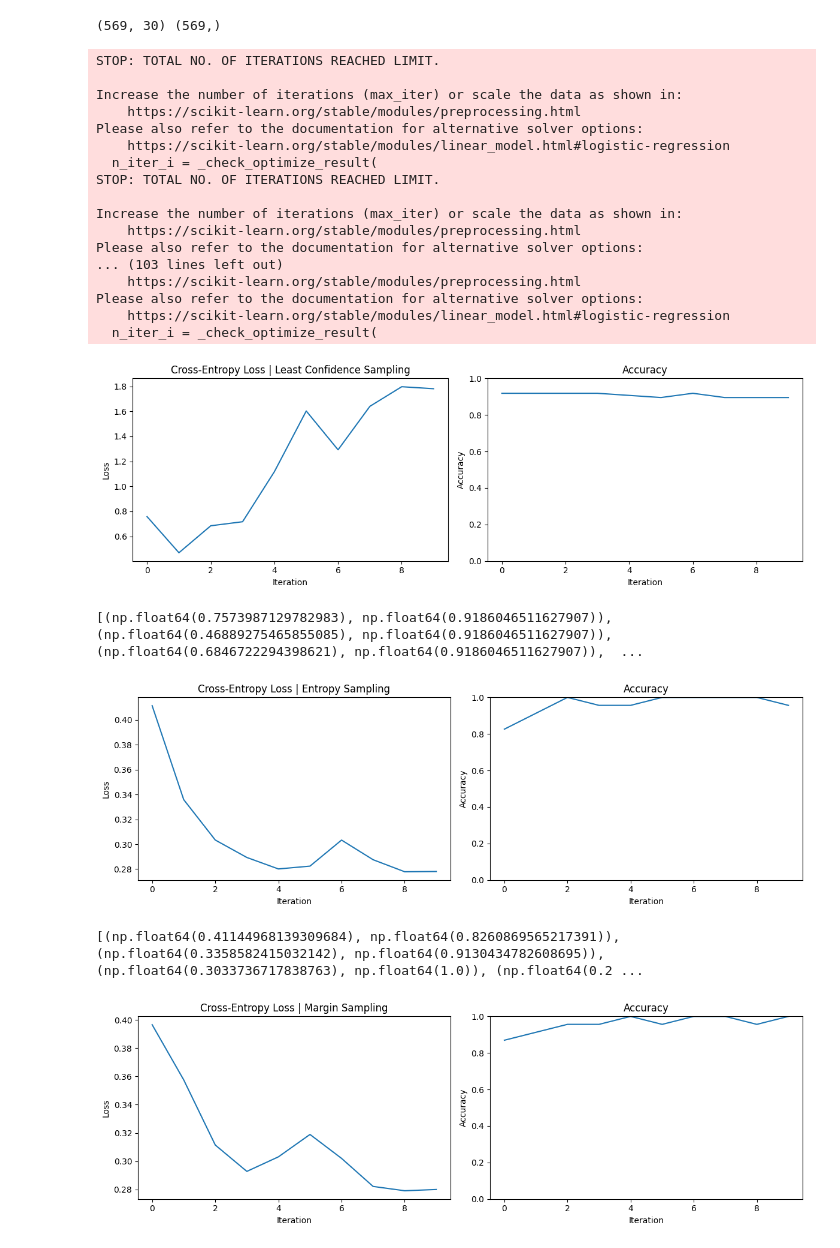
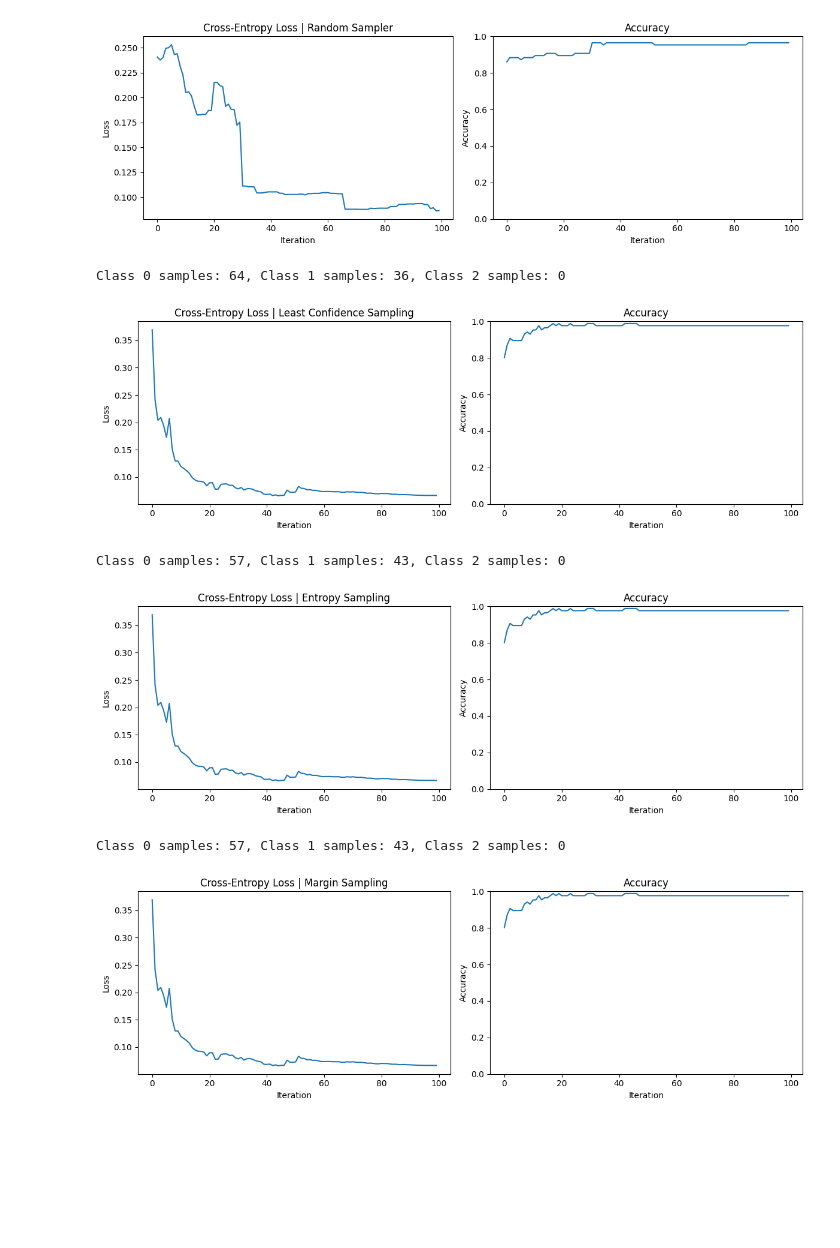
Before and after one commit to SuperNova74-K/ML_Active_Learning, a Jupyter notebook: main.ipynb, the cells around one changed output. Drawn from its saved outputs; the diff is of its cells as text; code cells hidden in the pictures; blank space fills up the shorter version.

```diff
--- a/main.ipynb
+++ b/main.ipynb
@@ -131,4 +233,6 @@ main(x_ground=X_iris, y_ground=y_true_iris)
 # %%
+# Preparing the dataset for the breast cancer dataset
+
 import pandas as pd
 import numpy as np
 
@@ -143,32 +247,13 @@ y = np.where(df.iloc[:, 0] == 'M', 1, 0)
 
 # Drop last column and use the rest as features
 X = df.iloc[:, 1:-1].values
-
-print(X.shape, y.shape)
-# %% [output]
-(569, 30) (569,)
 # %%
-main(x_ground=X, y_ground=y)
+histories = main(x_ground=X, y_ground=y, n_rounds=100)
 # %% [output]
+[figure, new version]
-STOP: TOTAL NO. OF ITERATIONS REACHED LIMIT.
-
-Increase the number of iterations (max_iter) or scale the data as shown in:
-    https://scikit-learn.org/stable/modules/preprocessing.html
-Please also refer to the documentation for alternative solver options:
-    https://scikit-learn.org/stable/modules/linear_model.html#logistic-regression
-  n_iter_i = _check_optimize_result(
-STOP: TOTAL NO. OF ITERATIONS REACHED LIMIT.
-
-Increase the number of iterations (max_iter) or scale the data as shown in:
-    https://scikit-learn.org/stable/modules/preprocessing.html
-Please also refer to the documentation for alternative solver options:
-... (103 lines left out)
-    https://scikit-learn.org/stable/modules/preprocessing.html
-Please also refer to the documentation for alternative solver options:
-    https://scikit-learn.org/stable/modules/linear_model.html#logistic-regression
-  n_iter_i = _check_optimize_result(
+Class 0 samples: 64, Class 1 samples: 36, Class 2 samples: 0
-[figure, old version]
+[figure, new version]
-[(np.float64(0.7573987129782983), np.float64(0.9186046511627907)), (np.float64(0.46889275465855085), np.float64(0.9186046511627907)), (np.float64(0.6846722294398621), np.float64(0.9186046511627907)),  ...
+Class 0 samples: 57, Class 1 samples: 43, Class 2 samples: 0
-[figure, old version]
+[figure, new version]
-[(np.float64(0.41144968139309684), np.float64(0.8260869565217391)), (np.float64(0.3358582415032142), np.float64(0.9130434782608695)), (np.float64(0.3033736717838763), np.float64(1.0)), (np.float64(0.2 ...
+Class 0 samples: 57, Class 1 samples: 43, Class 2 samples: 0
-[figure, old version]
+[figure, added]
```
Also changed, not shown: parts of 13 cells of this notebook.
